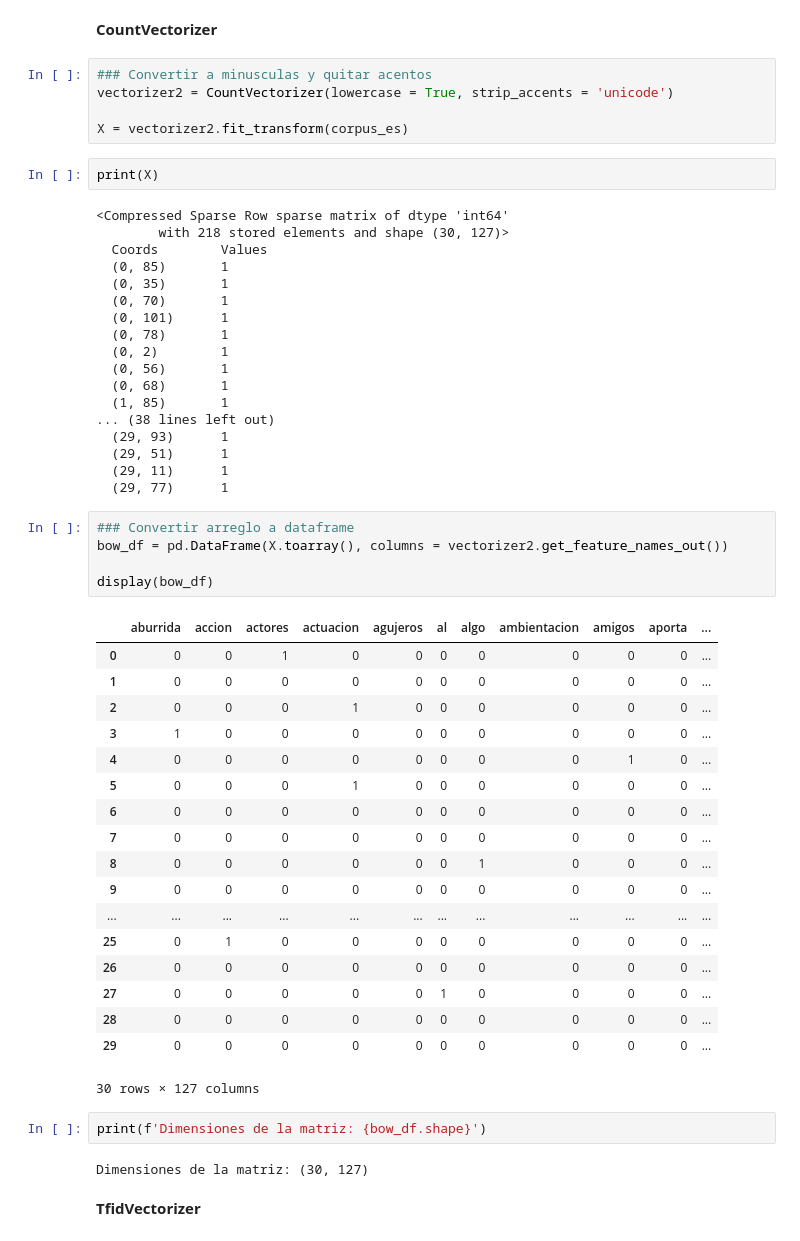
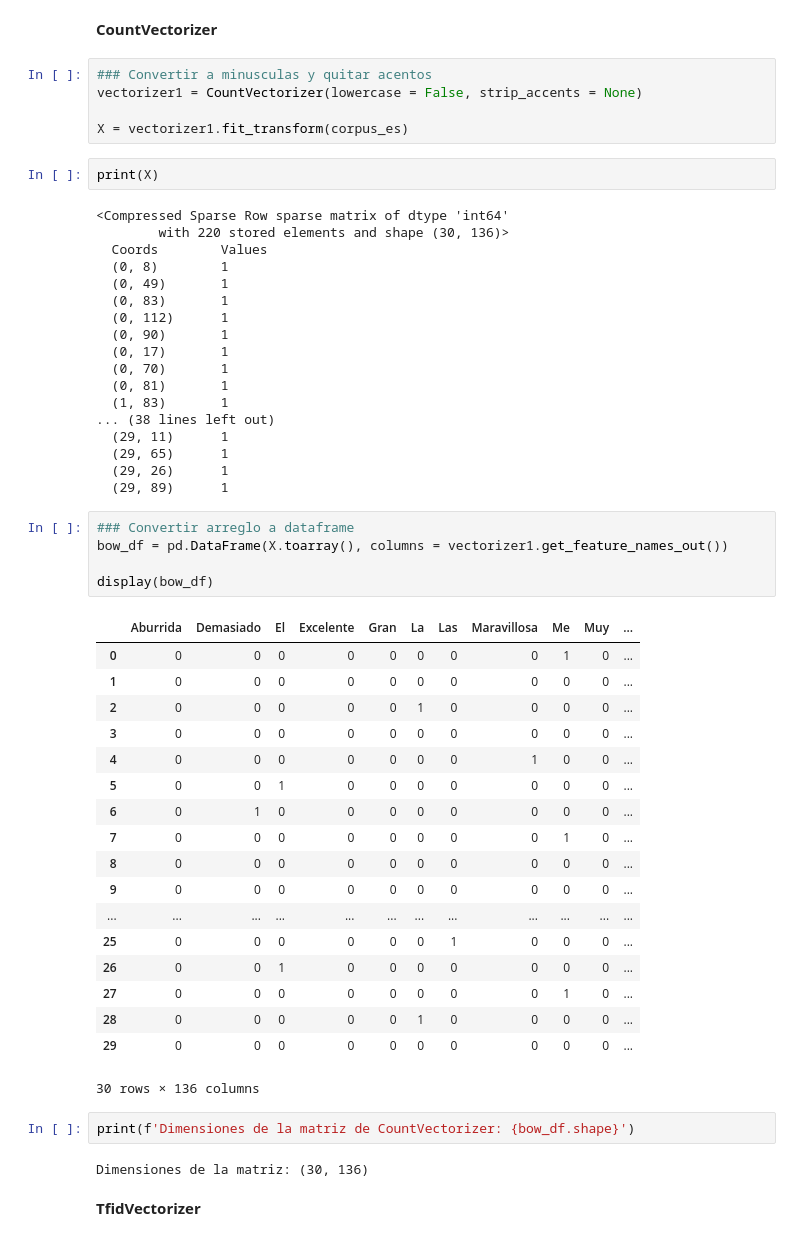
Before and after one commit to LailaBulh/Procesamiento_Lenguaje_Natural, a Jupyter notebook: Representacion_textos_263166.ipynb, the cells around one changed output. Saved outputs shown, nothing was run; the diff lists cells and outputs as text.

```diff
--- a/Representacion_textos_263166.ipynb
+++ b/Representacion_textos_263166.ipynb
@@ -68,56 +68,56 @@ corpus_es = [
 **CountVectorizer**
 # %%
 ### Convertir a minusculas y quitar acentos
-vectorizer2 = CountVectorizer(lowercase = True, strip_accents = 'unicode')
+vectorizer1 = CountVectorizer(lowercase = False, strip_accents = None)
 
-X = vectorizer2.fit_transform(corpus_es)
+X = vectorizer1.fit_transform(corpus_es)
 # %%
 print(X)
 # %% [output]
 <Compressed Sparse Row sparse matrix of dtype 'int64'
-        with 218 stored elements and shape (30, 127)>
+        with 220 stored elements and shape (30, 136)>
   Coords        Values
-  (0, 85)       1
-  (0, 35)       1
+  (0, 8)        1
+  (0, 49)       1
+  (0, 83)       1
+  (0, 112)      1
+  (0, 90)       1
+  (0, 17)       1
   (0, 70)       1
-  (0, 101)      1
-  (0, 78)       1
-  (0, 2)        1
-  (0, 56)       1
-  (0, 68)       1
-  (1, 85)       1
+  (0, 81)       1
+  (1, 83)       1
 ... (38 lines left out)
-  (29, 93)      1
-  (29, 51)      1
   (29, 11)      1
-  (29, 77)      1
+  (29, 65)      1
+  (29, 26)      1
+  (29, 89)      1
 # %%
 ### Convertir arreglo a dataframe
-bow_df = pd.DataFrame(X.toarray(), columns = vectorizer2.get_feature_names_out())
+bow_df = pd.DataFrame(X.toarray(), columns = vectorizer1.get_feature_names_out())
 
 display(bow_df)
 # %% [output]
-|  | aburrida | accion | actores | actuacion | agujeros | al | algo | ambientacion | amigos | aporta | ... |
-| 0 | 0 | 0 | 1 | 0 | 0 | 0 | 0 | 0 | 0 | 0 | ... |
+|  | Aburrida | Demasiado | El | Excelente | Gran | La | Las | Maravillosa | Me | Muy | ... |
+| 0 | 0 | 0 | 0 | 0 | 0 | 0 | 0 | 0 | 1 | 0 | ... |
 | 1 | 0 | 0 | 0 | 0 | 0 | 0 | 0 | 0 | 0 | 0 | ... |
-| 2 | 0 | 0 | 0 | 1 | 0 | 0 | 0 | 0 | 0 | 0 | ... |
-| 3 | 1 | 0 | 0 | 0 | 0 | 0 | 0 | 0 | 0 | 0 | ... |
-| 4 | 0 | 0 | 0 | 0 | 0 | 0 | 0 | 0 | 1 | 0 | ... |
-| 5 | 0 | 0 | 0 | 1 | 0 | 0 | 0 | 0 | 0 | 0 | ... |
-| 6 | 0 | 0 | 0 | 0 | 0 | 0 | 0 | 0 | 0 | 0 | ... |
-| 7 | 0 | 0 | 0 | 0 | 0 | 0 | 0 | 0 | 0 | 0 | ... |
-| 8 | 0 | 0 | 0 | 0 | 0 | 0 | 1 | 0 | 0 | 0 | ... |
+| 2 | 0 | 0 | 0 | 0 | 0 | 1 | 0 | 0 | 0 | 0 | ... |
+| 3 | 0 | 0 | 0 | 0 | 0 | 0 | 0 | 0 | 0 | 0 | ... |
+| 4 | 0 | 0 | 0 | 0 | 0 | 0 | 0 | 1 | 0 | 0 | ... |
+| 5 | 0 | 0 | 1 | 0 | 0 | 0 | 0 | 0 | 0 | 0 | ... |
+| 6 | 0 | 1 | 0 | 0 | 0 | 0 | 0 | 0 | 0 | 0 | ... |
+| 7 | 0 | 0 | 0 | 0 | 0 | 0 | 0 | 0 | 1 | 0 | ... |
+| 8 | 0 | 0 | 0 | 0 | 0 | 0 | 0 | 0 | 0 | 0 | ... |
 | 9 | 0 | 0 | 0 | 0 | 0 | 0 | 0 | 0 | 0 | 0 | ... |
 | ... | ... | ... | ... | ... | ... | ... | ... | ... | ... | ... | ... |
-| 25 | 0 | 1 | 0 | 0 | 0 | 0 | 0 | 0 | 0 | 0 | ... |
-| 26 | 0 | 0 | 0 | 0 | 0 | 0 | 0 | 0 | 0 | 0 | ... |
-| 27 | 0 | 0 | 0 | 0 | 0 | 1 | 0 | 0 | 0 | 0 | ... |
-| 28 | 0 | 0 | 0 | 0 | 0 | 0 | 0 | 0 | 0 | 0 | ... |
+| 25 | 0 | 0 | 0 | 0 | 0 | 0 | 1 | 0 | 0 | 0 | ... |
+| 26 | 0 | 0 | 1 | 0 | 0 | 0 | 0 | 0 | 0 | 0 | ... |
+| 27 | 0 | 0 | 0 | 0 | 0 | 0 | 0 | 0 | 1 | 0 | ... |
+| 28 | 0 | 0 | 0 | 0 | 0 | 1 | 0 | 0 | 0 | 0 | ... |
 | 29 | 0 | 0 | 0 | 0 | 0 | 0 | 0 | 0 | 0 | 0 | ... |
-30 rows × 127 columns
+30 rows × 136 columns
 # %%
-print(f'Dimensiones de la matriz: {bow_df.shape}')
+print(f'Dimensiones de la matriz de CountVectorizer: {bow_df.shape}')
 # %% [output]
-Dimensiones de la matriz: (30, 127)
+Dimensiones de la matriz: (30, 136)
 # %% [markdown]
 **TfidVectorizer**
```
Also changed, not shown: parts of 6 cells of this notebook.
